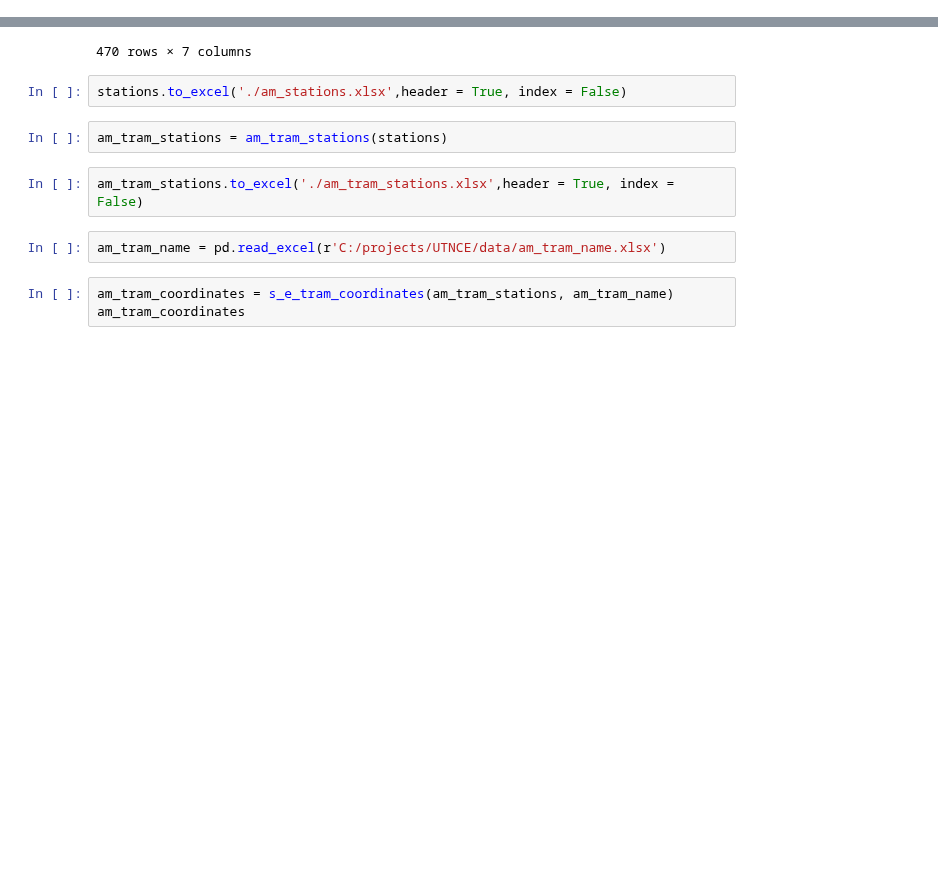
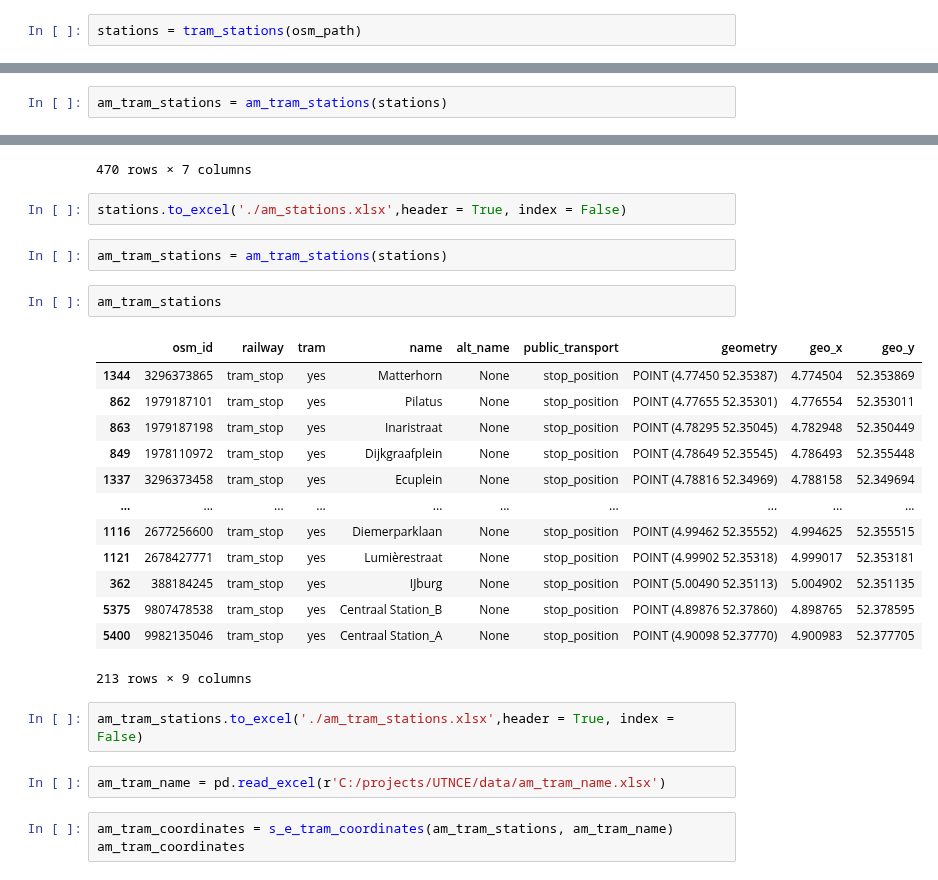
Before and after one commit to SYuGao/uvmt, a Jupyter notebook: notebooks/am_tram_network_modelling.ipynb, the cells around one changed output, grey strips where cells are left out. Drawn from its saved outputs; the diff is of its cells as text; blank space fills up the shorter version.

Commit message:
sort codes after getting new am_tram_stations

```diff
--- a/notebooks/am_tram_network_modelling.ipynb
+++ b/notebooks/am_tram_network_modelling.ipynb
@@ -927,0 +925,2 @@ for index, row in edges.iterrows():
+# %%
+stations = tram_stations(osm_path)
@@ -927,0 +931,2 @@ for index, row in edges.iterrows():
+# %%
+am_tram_stations = am_tram_stations(stations)
@@ -950,6 +996,22 @@ stations
 stations.to_excel('./am_stations.xlsx',header = True, index = False)
 # %%
 am_tram_stations = am_tram_stations(stations)
+# %%
+am_tram_stations
+# %% [output]
+|  | osm_id | railway | tram | name | alt_name | public_transport | geometry | geo_x | geo_y |
+| 1344 | 3296373865 | tram_stop | yes | Matterhorn | None | stop_position | POINT (4.77450 52.35387) | 4.774504 | 52.353869 |
+| 862 | 1979187101 | tram_stop | yes | Pilatus | None | stop_position | POINT (4.77655 52.35301) | 4.776554 | 52.353011 |
+| 863 | 1979187198 | tram_stop | yes | Inaristraat | None | stop_position | POINT (4.78295 52.35045) | 4.782948 | 52.350449 |
+| 849 | 1978110972 | tram_stop | yes | Dijkgraafplein | None | stop_position | POINT (4.78649 52.35545) | 4.786493 | 52.355448 |
+| 1337 | 3296373458 | tram_stop | yes | Ecuplein | None | stop_position | POINT (4.78816 52.34969) | 4.788158 | 52.349694 |
+| ... | ... | ... | ... | ... | ... | ... | ... | ... | ... |
+| 1116 | 2677256600 | tram_stop | yes | Diemerparklaan | None | stop_position | POINT (4.99462 52.35552) | 4.994625 | 52.355515 |
+| 1121 | 2678427771 | tram_stop | yes | Lumièrestraat | None | stop_position | POINT (4.99902 52.35318) | 4.999017 | 52.353181 |
+| 362 | 388184245 | tram_stop | yes | IJburg | None | stop_position | POINT (5.00490 52.35113) | 5.004902 | 52.351135 |
+| 5375 | 9807478538 | tram_stop | yes | Centraal Station_B | None | stop_position | POINT (4.89876 52.37860) | 4.898765 | 52.378595 |
+| 5400 | 9982135046 | tram_stop | yes | Centraal Station_A | None | stop_position | POINT (4.90098 52.37770) | 4.900983 | 52.377705 |
+213 rows × 9 columns
 # %%
 am_tram_stations.to_excel('./am_tram_stations.xlsx',header = True, index = False)
 # %%
```
Also changed, not shown: parts of 50 cells of this notebook, 2 other files.
